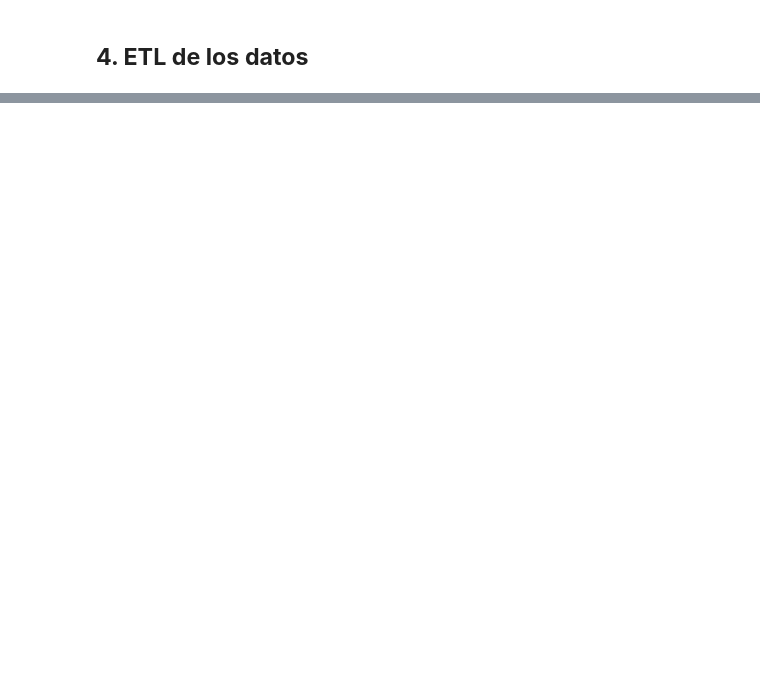
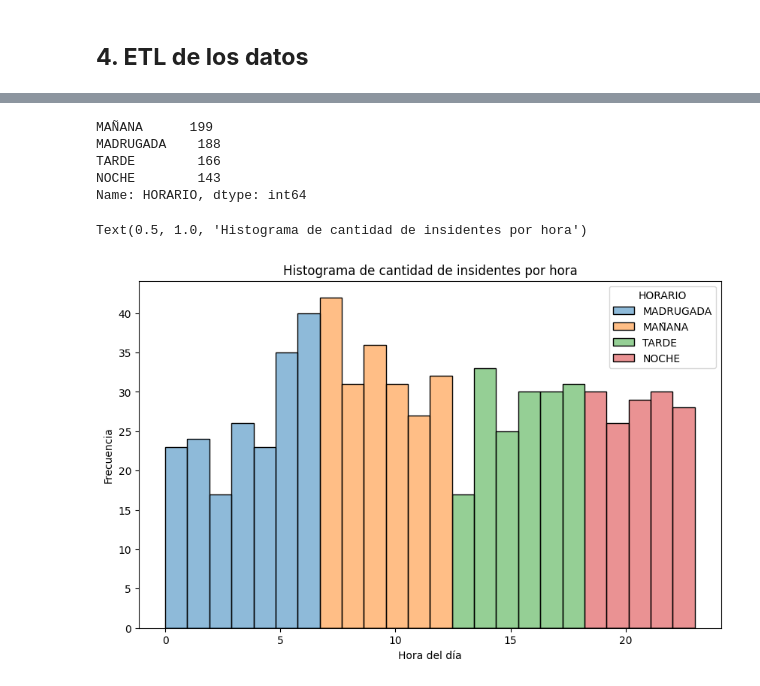
Before and after one commit to AlisterVento/PI02-DataAnalyst, a Jupyter notebook: PI Data Analytics.ipynb, the cells around one changed output, grey strips where cells are left out. Cells and saved outputs as stored; diff of their text form; code cells hidden in the pictures; blank space fills up the shorter version.

```diff
--- a/PI Data Analytics.ipynb
+++ b/PI Data Analytics.ipynb
@@ -115,0 +185,4 @@ dtype: int64
+# %%
+Hora_victimas=df_homicidios_hechos[['HH','N_VICTIMAS','COMUNA']].copy()
+# %%
+Hora_victimas['HORARIO']=Hora_victimas['HH'].apply(lambda x: 'MADRUGADA' if x<=6 else ('MAÑANA' if x>6 and x<=12 else ('TARDE') if x>12 and x<=18 else 'NOCHE'))
@@ -115,0 +205,17 @@ dtype: int64
+# %%
+Hora_victimas['HORARIO'].value_counts()
+# %% [output]
+MAÑANA      199
+MADRUGADA    188
+TARDE        166
+NOCHE        143
+Name: HORARIO, dtype: int64
+# %%
+plt.figure(figsize=(10, 6))
+sns.histplot(x='HH', data=Hora_victimas,bins=24,hue='HORARIO')
+plt.xlabel('Hora del día')  # Agrega el nombre del eje x
+plt.ylabel('Frecuencia')  # Agrega el nombre del eje y
+plt.title('Histograma de cantidad de insidentes por hora')  # Agrega el titulo
+# %% [output]
+Text(0.5, 1.0, 'Histograma de cantidad de insidentes por hora')
+[figure, added]
```
Also changed, not shown: parts of 73 cells of this notebook, 2 other files.
